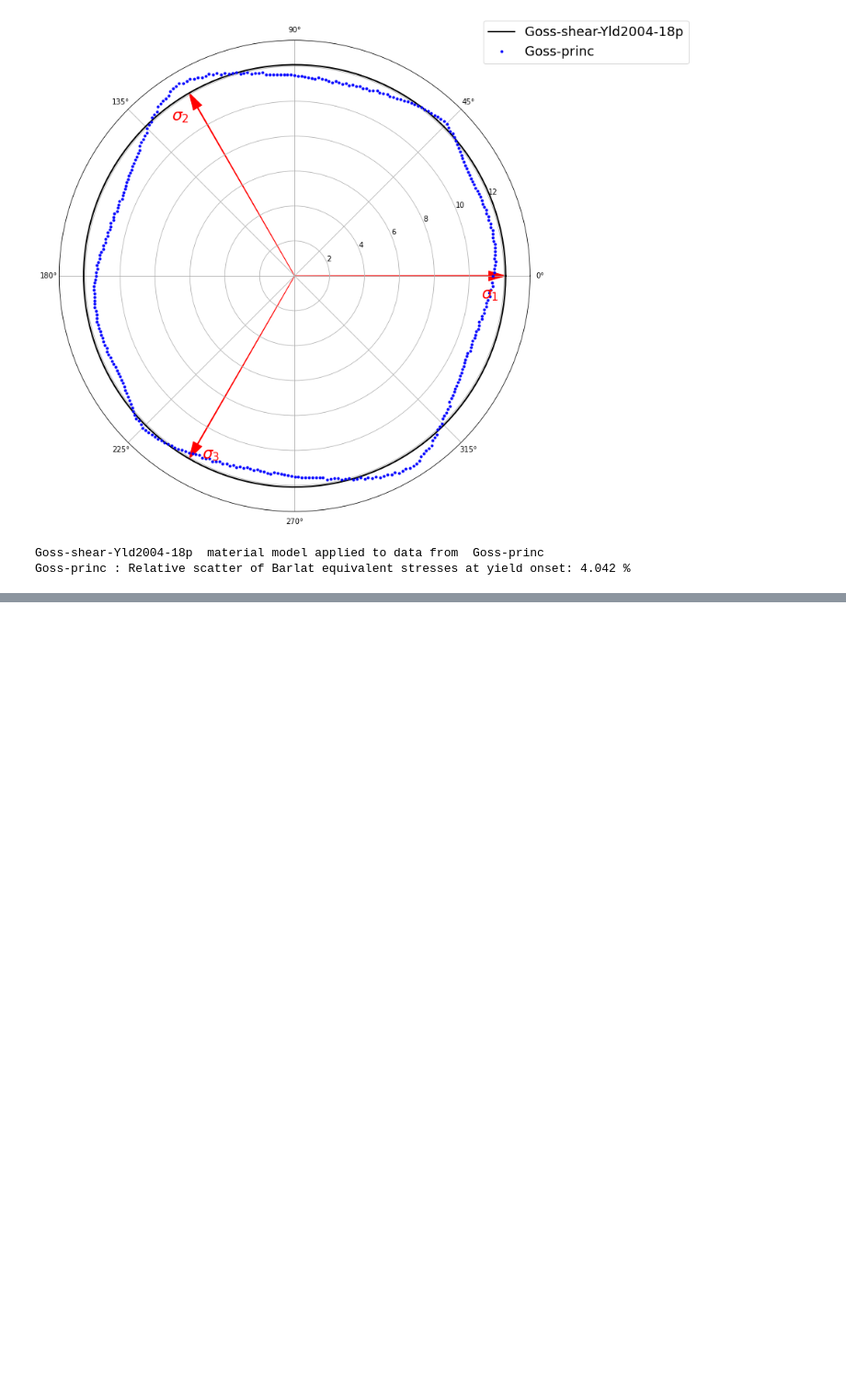
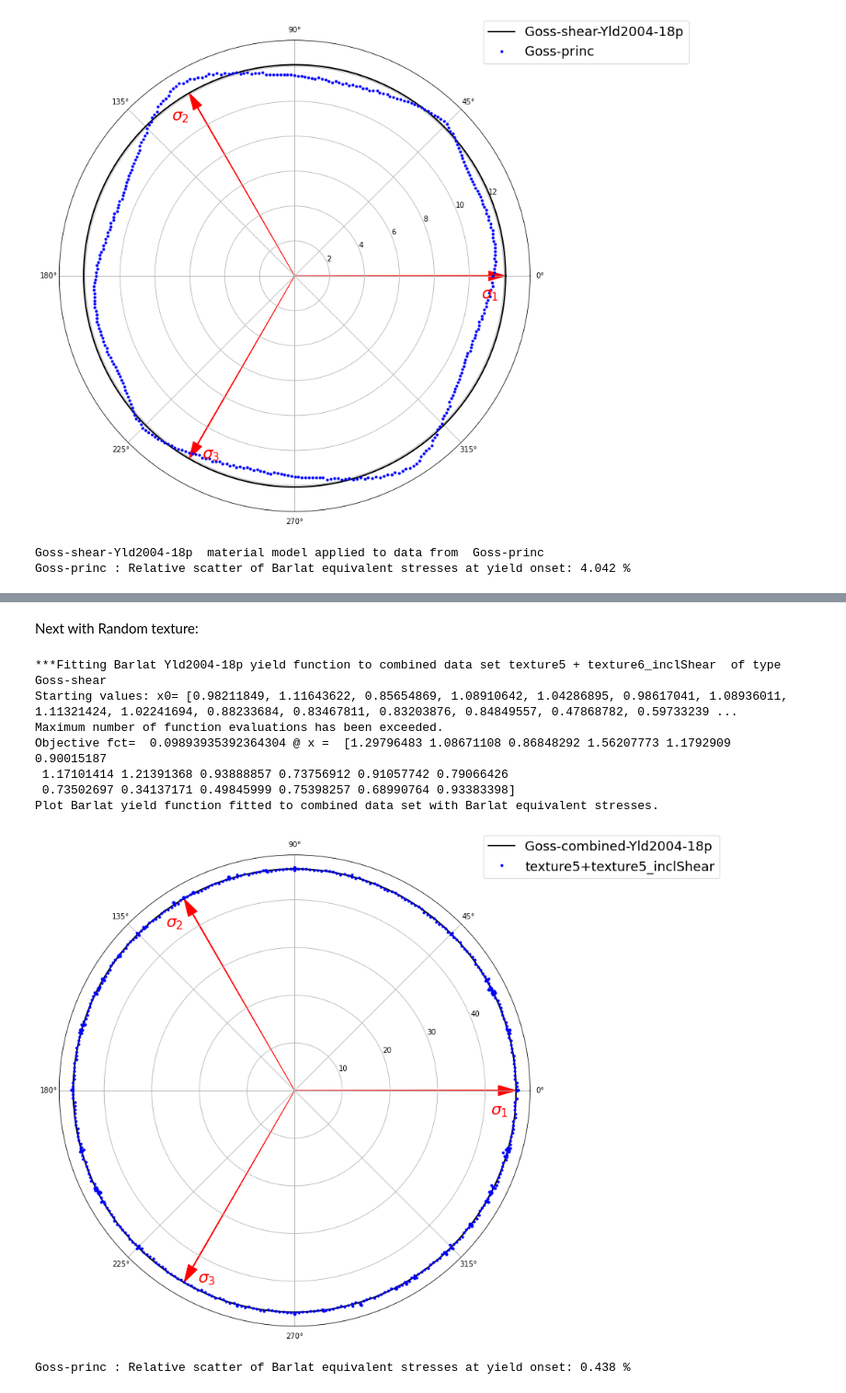
Before and after one commit to mfkiwl/pyLabFEA, a Jupyter notebook: ML-Plasticity-MMData-shear-v3.ipynb, the cells around one changed output, grey strips where cells are left out. Shown at 92% size. Saved outputs shown, nothing was run; the diff lists cells and outputs as text; code cells hidden in the pictures; blank space fills up the shorter version.

```diff
--- a/ML-Plasticity-MMData-shear-v3.ipynb
+++ b/ML-Plasticity-MMData-shear-v3.ipynb
@@ -425,0 +401,51 @@ for sv in sig:
+# %% [markdown]
+Next with Random texture:
+# %%
+# Combine data sets Goss-shear and Goss-princ and use for fitting
+mb = materials_Barlat[0]
+dset1 = data_RP.set[0]
+dset2 = data_RS.set[0]
+sy0 = 0.5*(dset1.sy+dset2.sy)
+Bar_a = 8
+N1 = len(dset1.syld)
+N2 = len(dset2.syld)
+syld_comb = np.zeros((N1+N2,6))
+syld_comb[0:N1,0:3]  = dset1.syld*sy0/dset1.sy
+syld_comb[N1:N1+N2,0:6] = dset2.syld*sy0/dset2.sy
+
+#fit Barlat paramaters to combined data set
+x0 = [0.98211849, 1.11643622, 0.85654869, 1.08910642, 1.04286895, 0.98617041,
+              1.08936011, 1.11321424, 1.02241694, 0.88233684, 0.83467811, 0.83203876, 0.84849557,
+              0.47868782, 0.59733239, 0.67739974, 0.65233, 0.73577586]
+# res =
+y0 = dif_yfB(x0)
+print('\n***Fitting Barlat Yld2004-18p yield function to combined data set',dset1.name,'+',dest2.name,
+      ' of type',data_GS.name)
+print('Starting values: x0=',x0,', Objective fct=',y0)
+res = minimize(dif_yfB, x0, method='Nelder-Mead')
+x = res.x
+print(res.message)
+print('Objective fct= ',dif_yfB(x), '@ x = ',x)
+
+#define material with optimized Barlat parameters
+mat_b = FE.Material(name='Goss-combined-Yld2004-18p')
+mat_b.elasticity(E=dset1.E, nu=dset1.nu)
+mat_b.plasticity(sy=sy0, barlat=x[0:18], barlat_exp=Bar_a)
+scB_yld = FE.s_cyl(syld_comb,mat_b)
+
+print('Plot Barlat yield function fitted to combined data set with Barlat equivalent stresses.')
+mat_b.polar_plot_yl(data=scB_yld, dname=dset1.name+'+'+dset2.name, Na=144, arrow=True, sJ2=False)
+
+std = np.std(scB_yld[:,0])
+hh = 100*std/mb.sy
+print(data.name,': Relative scatter of Barlat equivalent stresses at yield onset:', hh.round(3),'%' )
+# %% [output]
+***Fitting Barlat Yld2004-18p yield function to combined data set texture5 + texture6_inclShear  of type Goss-shear
+Starting values: x0= [0.98211849, 1.11643622, 0.85654869, 1.08910642, 1.04286895, 0.98617041, 1.08936011, 1.11321424, 1.02241694, 0.88233684, 0.83467811, 0.83203876, 0.84849557, 0.47868782, 0.59733239 ...
+Maximum number of function evaluations has been exceeded.
+Objective fct=  0.09893935392364304 @ x =  [1.29796483 1.08671108 0.86848292 1.56207773 1.1792909  0.90015187
+ 1.17101414 1.21391368 0.93888857 0.73756912 0.91057742 0.79066426
+ 0.73502697 0.34137171 0.49845999 0.75398257 0.68990764 0.93383398]
+Plot Barlat yield function fitted to combined data set with Barlat equivalent stresses.
+[figure, added]
+Goss-princ : Relative scatter of Barlat equivalent stresses at yield onset: 0.438 %
```
Also changed, not shown: parts of 12 cells of this notebook.
